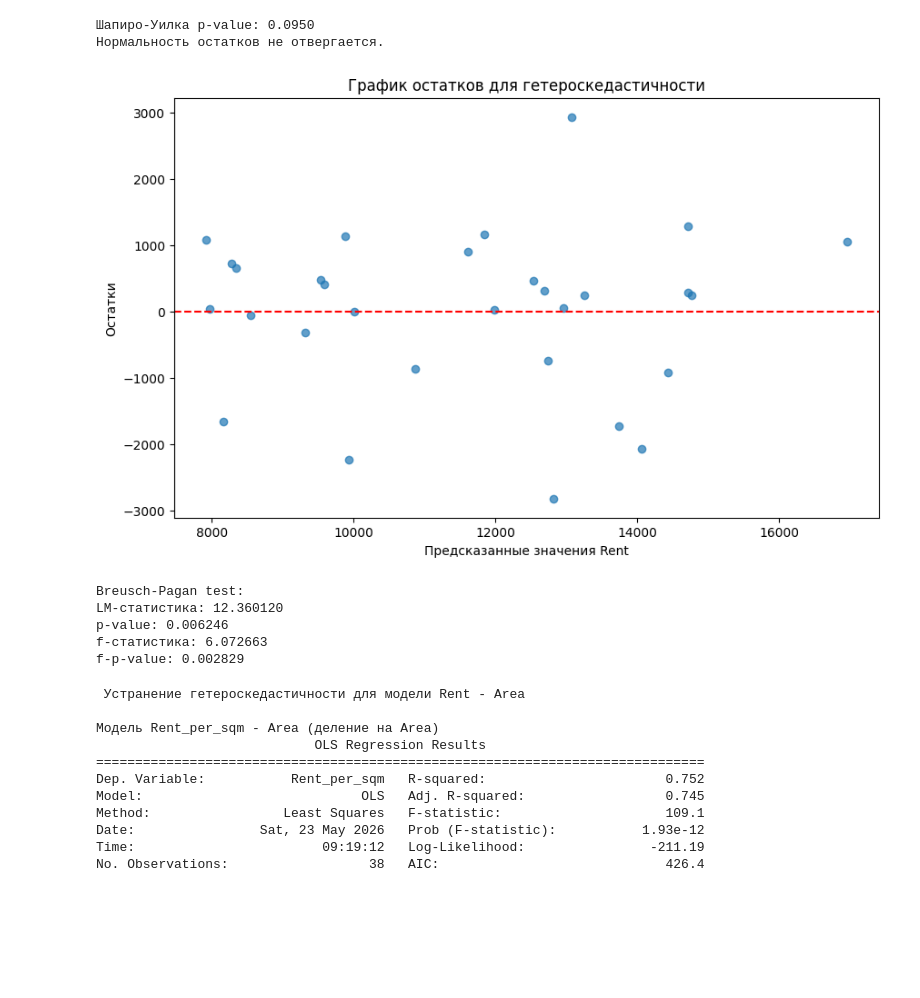
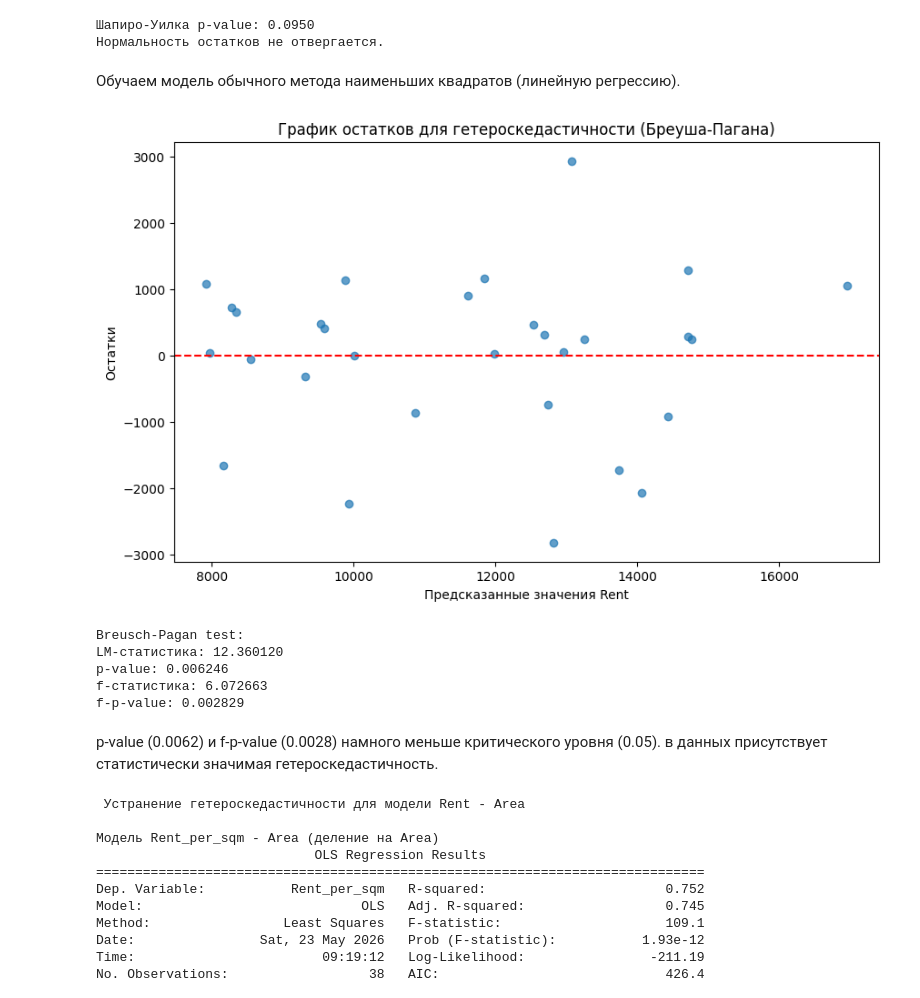
Before and after one commit to UWU-Sharky/Shmakov_SAML, a Jupyter notebook: Python/Laboratory6.ipynb, the cells around one changed output. Saved outputs shown, nothing was run; the diff lists cells and outputs as text; code cells hidden in the pictures; blank space fills up the shorter version.

```diff
--- a/Python/Laboratory6.ipynb
+++ b/Python/Laboratory6.ipynb
@@ -261,19 +261,21 @@ else:
 [figure]
 Шапиро-Уилка p-value: 0.0950
 Нормальность остатков не отвергается.
+# %% [markdown]
+Обучаем модель обычного метода наименьших квадратов (линейную регрессию).
 # %%
 residuals = ols_model.resid
 fitted = ols_model.fittedvalues
 
 plt.figure(figsize=(10, 6))
 plt.scatter(fitted, residuals, alpha=0.7)
 plt.axhline(y=0, color='red', linestyle='--')
 plt.xlabel('Предсказанные значения Rent')
 plt.ylabel('Остатки')
-plt.title('График остатков для гетероскедастичности')
+plt.title('График остатков для гетероскедастичности (Бреуша-Пагана)')
 plt.show()
 # %% [output]
-[figure, old version]
+[figure, new version]
 # %%
 bp_test = het_breuschpagan(ols_model.resid, ols_model.model.exog)
 labels = ['LM-статистика', 'p-value', 'f-статистика', 'f-p-value']
@@ -286,6 +288,8 @@ LM-статистика: 12.360120
 p-value: 0.006246
 f-статистика: 6.072663
 f-p-value: 0.002829
+# %% [markdown]
+p-value (0.0062) и f-p-value (0.0028) намного меньше критического уровня \(0.05\). в данных присутствует статистически значимая гетероскедастичность.
 # %%
 print(" Устранение гетероскедастичности для модели Rent - Area")
 
```
Also changed, not shown: parts of 3 cells of this notebook.
